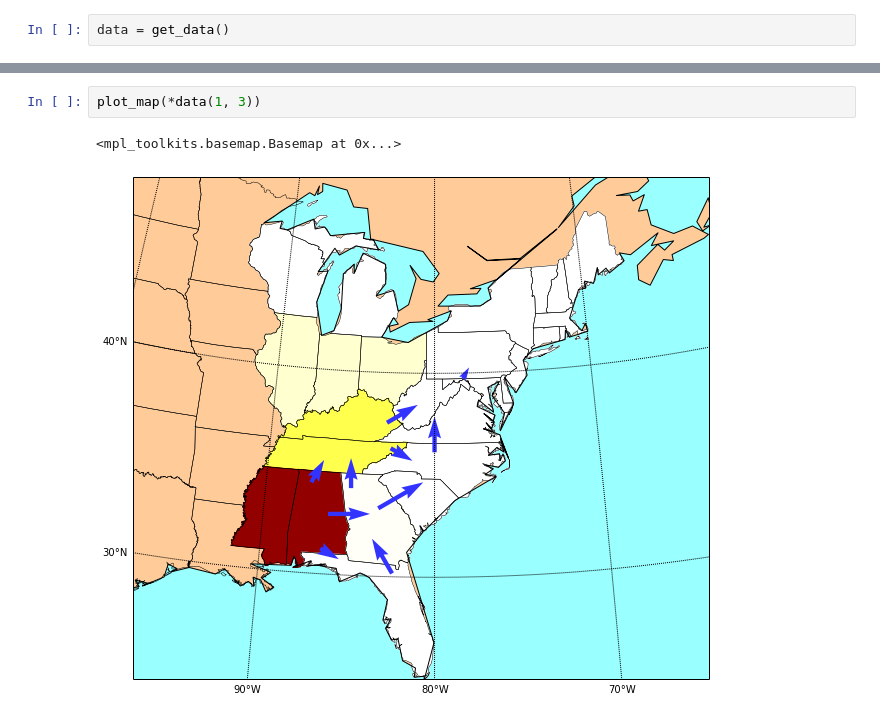
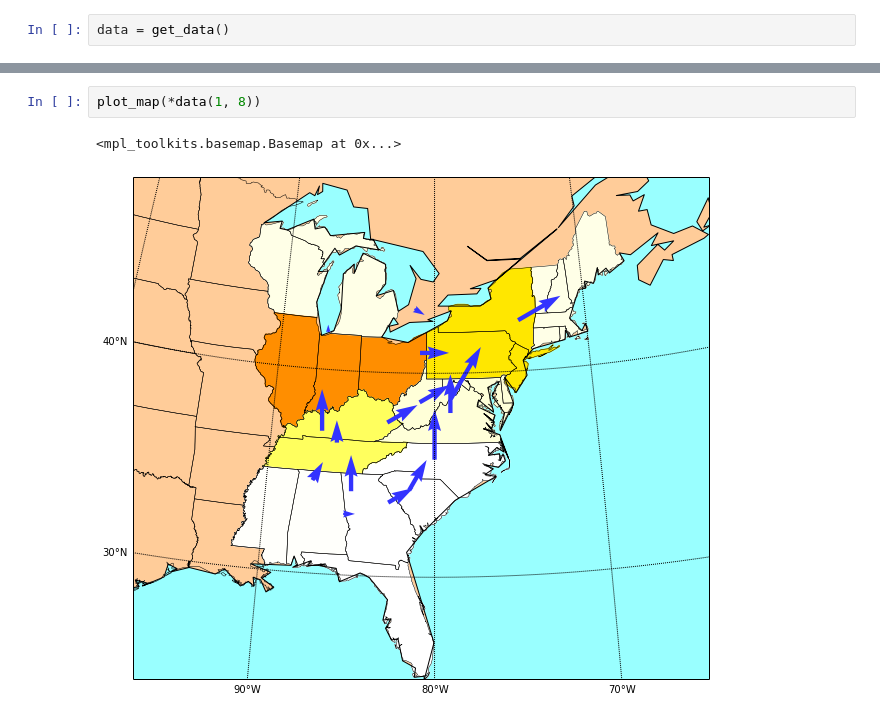
Before and after one commit to luac/birds, a Jupyter notebook: viz.ipynb, the cells around one changed output, grey strips where cells are left out. Drawn from its saved outputs; the diff is of its cells as text.

```diff
--- a/viz.ipynb
+++ b/viz.ipynb
@@ -13,6 +13,6 @@ plot_map(*data(1, 2))
 # %%
-plot_map(*data(1, 3))
+plot_map(*data(1, 8))
 # %% [output]
 <mpl_toolkits.basemap.Basemap at 0x...>
-[figure, old version]
+[figure, new version]
 # %%
```
Also changed, not shown: parts of 2 cells of this notebook, 1 other file.
